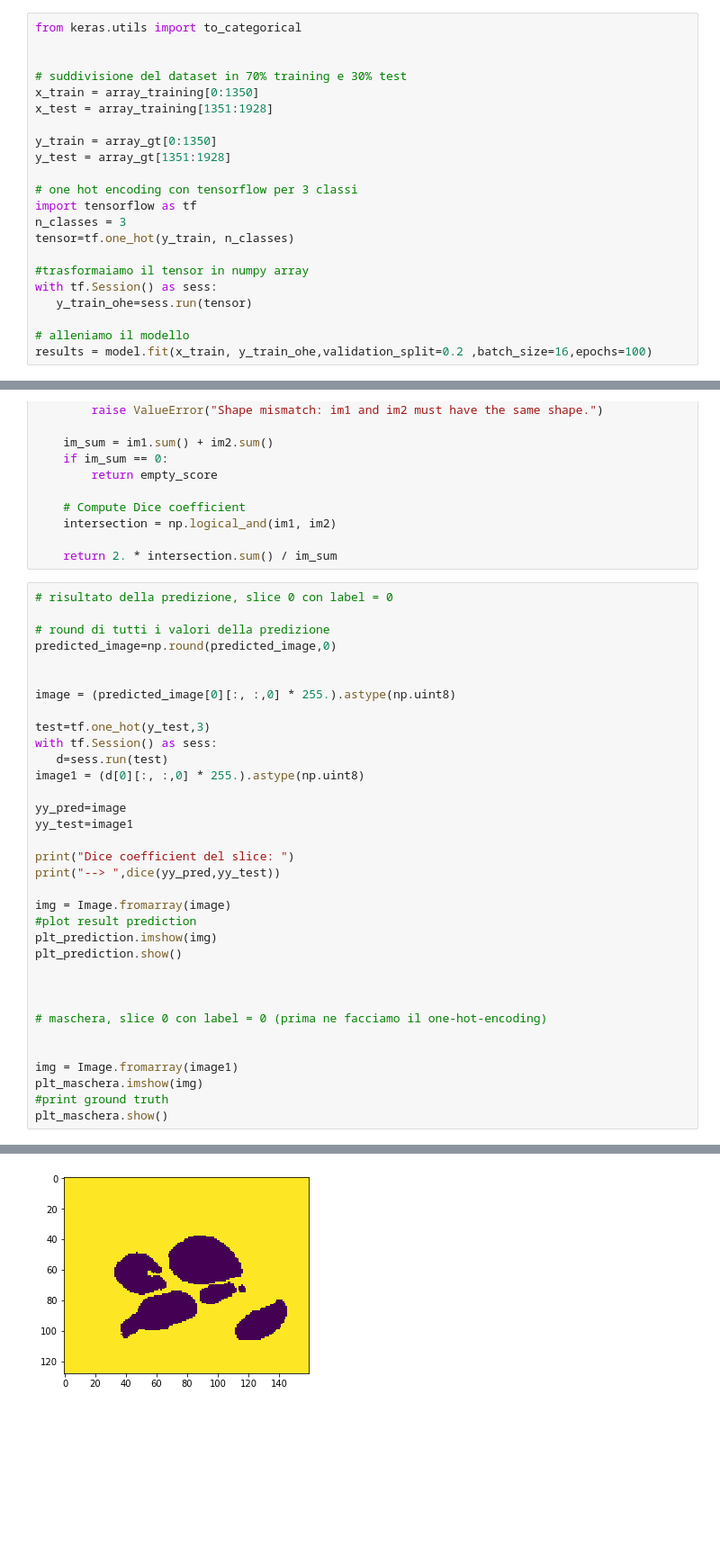
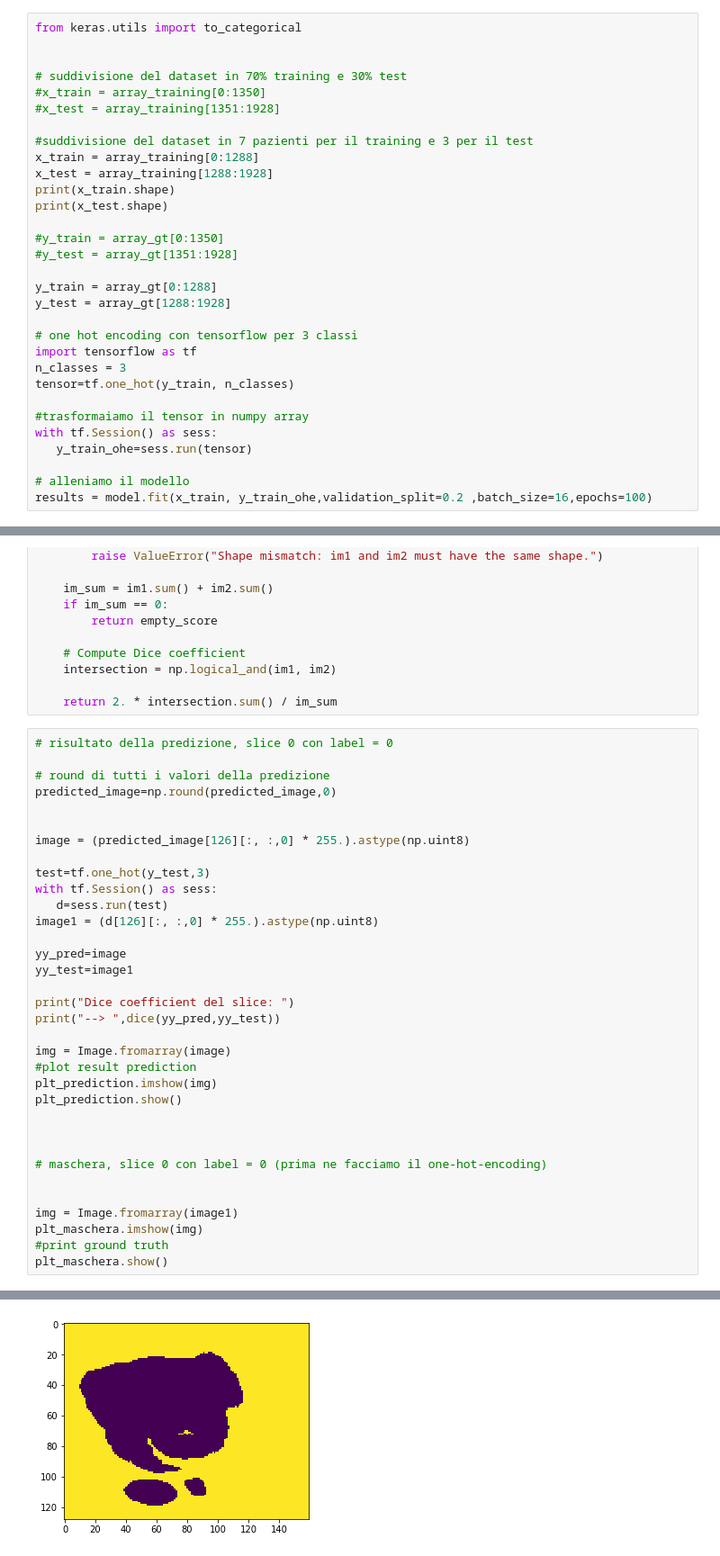
Before and after one commit to univpmCV2019/bloodPoolAndMyocardiumSegmentation, a Jupyter notebook: MyUnet.ipynb, the cells around one changed output, grey strips where cells are left out. Shown: that part at 90% size. Cells and saved outputs as stored; diff of their text form; blank space fills up the shorter version.

```diff
--- a/MyUnet.ipynb
+++ b/MyUnet.ipynb
@@ -330,11 +352,20 @@ from keras.utils import to_categorical
 
 
 # suddivisione del dataset in 70% training e 30% test
-x_train = array_training[0:1350]
-x_test = array_training[1351:1928]
+#x_train = array_training[0:1350]
+#x_test = array_training[1351:1928]
 
-y_train = array_gt[0:1350]
-y_test = array_gt[1351:1928]
+#suddivisione del dataset in 7 pazienti per il training e 3 per il test
+x_train = array_training[0:1288]
+x_test = array_training[1288:1928]
+print(x_train.shape)
+print(x_test.shape)
+
+#y_train = array_gt[0:1350]
+#y_test = array_gt[1351:1928]
+
+y_train = array_gt[0:1288]
+y_test = array_gt[1288:1928]
 
 # one hot encoding con tensorflow per 3 classi
 import tensorflow as tf
@@ -444,12 +480,12 @@ def dice(im1, im2, empty_score=1.0):
 predicted_image=np.round(predicted_image,0)
 
 
-image = (predicted_image[0][:, :,0] * 255.).astype(np.uint8)
+image = (predicted_image[126][:, :,0] * 255.).astype(np.uint8)
 
 test=tf.one_hot(y_test,3)
 with tf.Session() as sess:
    d=sess.run(test)
-image1 = (d[0][:, :,0] * 255.).astype(np.uint8)
+image1 = (d[126][:, :,0] * 255.).astype(np.uint8)
 
 yy_pred=image
 yy_test=image1
@@ -478,3 +514,3 @@ Dice coefficient del slice:
-[figure, old version]
+[figure, new version]
 # %%
 # risultato della predizione, slice 0 con label = 1
```
Also changed, not shown: parts of 11 cells of this notebook.
